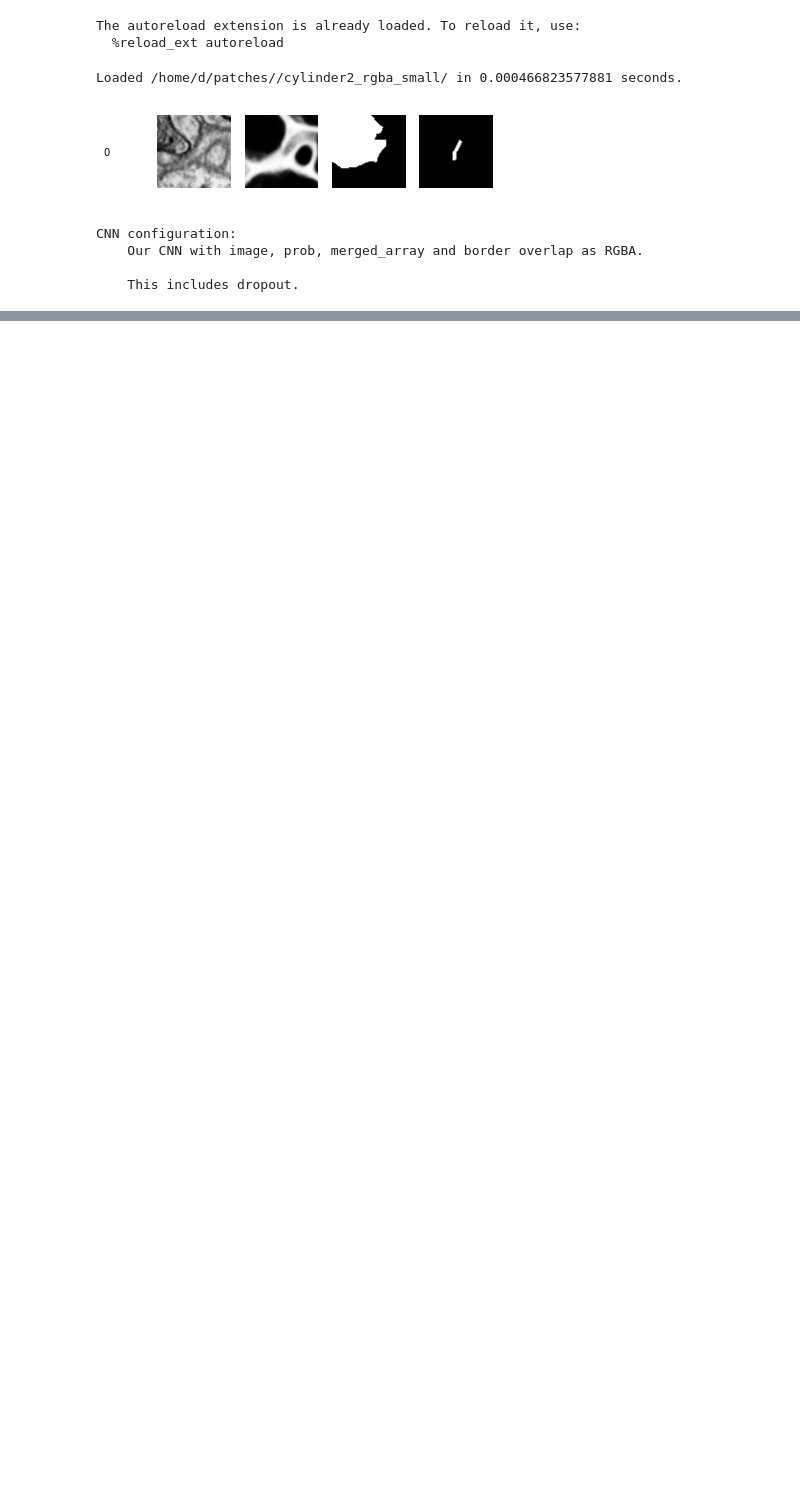
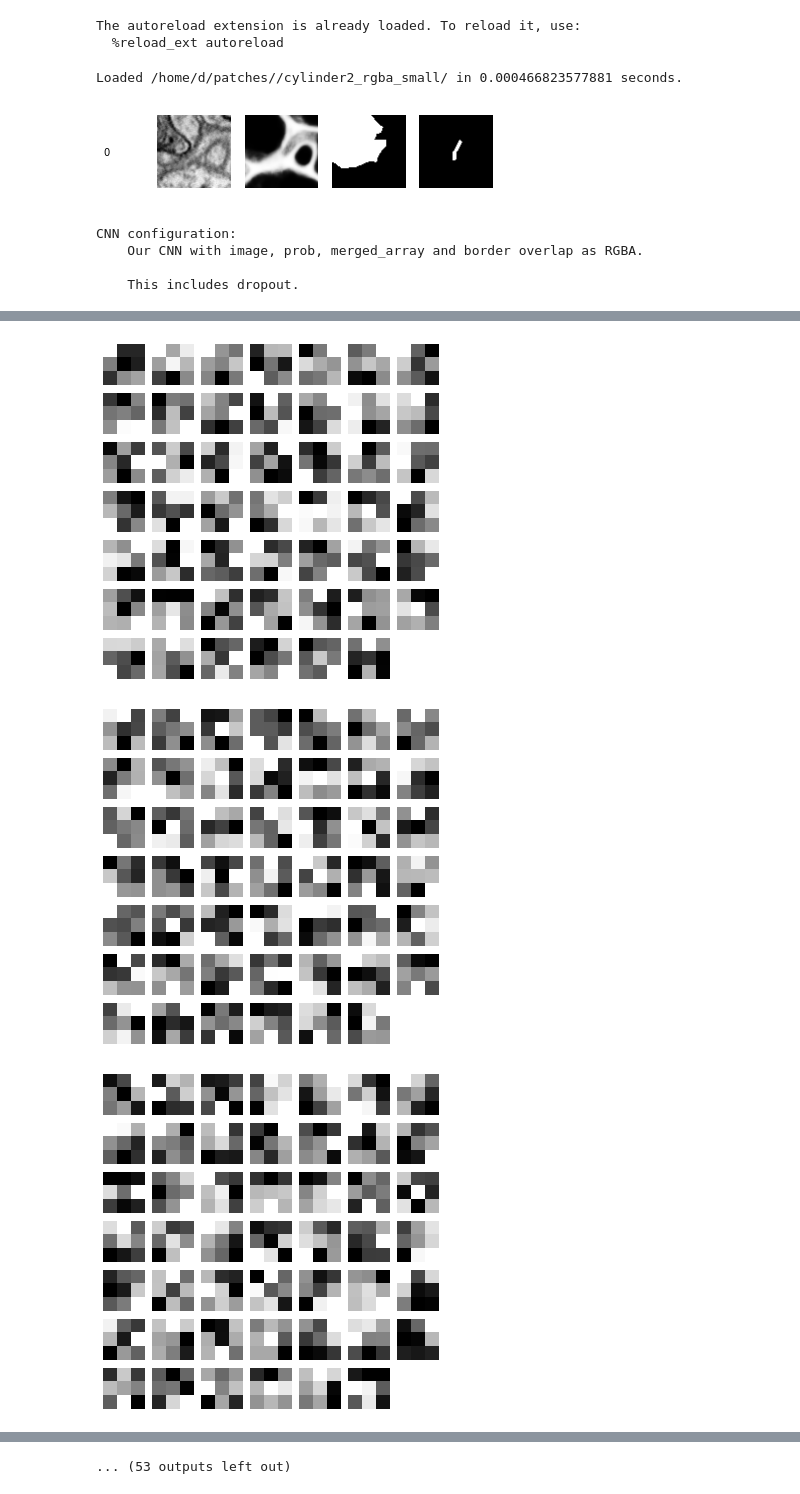
Before and after one commit to VCG/gp, a Jupyter notebook: ipy_train/train_RGBA.ipynb, the cells around one changed output, grey strips where cells are left out. Drawn from its saved outputs; the diff is of its cells as text; code cells hidden in the pictures; blank space fills up the shorter version.

```diff
--- a/ipy_train/train_RGBA.ipynb
+++ b/ipy_train/train_RGBA.ipynb
@@ -53,0 +89,3 @@ test_accuracy = cnn.score(X_test, y_test)
+# %%
+plot_conv_weights(cnn.layers_['conv2'])
+# %% [output]
@@ -53,0 +93,3 @@ test_accuracy = cnn.score(X_test, y_test)
+[figure, added]
+[figure, added]
+[figure, added]
@@ -53,0 +104 @@ test_accuracy = cnn.score(X_test, y_test)
+... (53 outputs left out)
```
Also changed, not shown: parts of 6 cells of this notebook, 4 other files.
